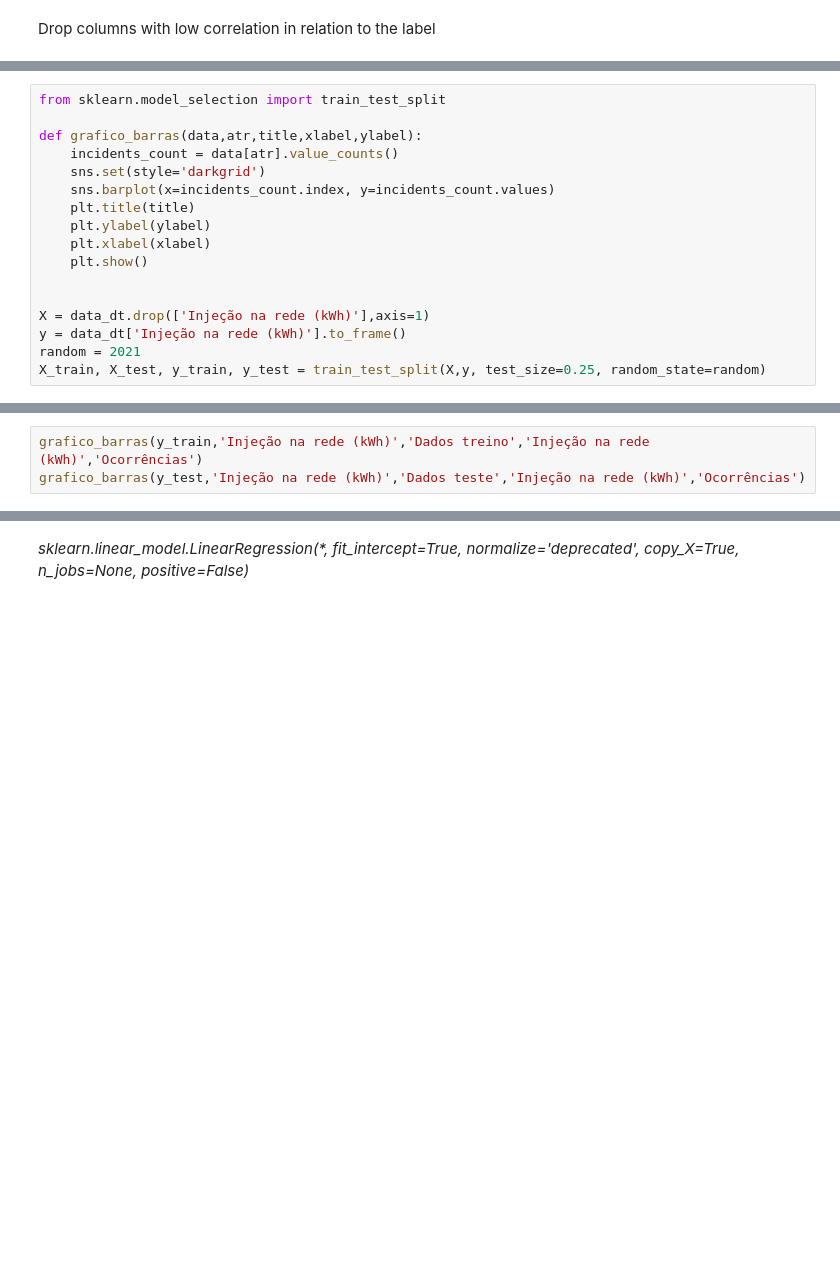
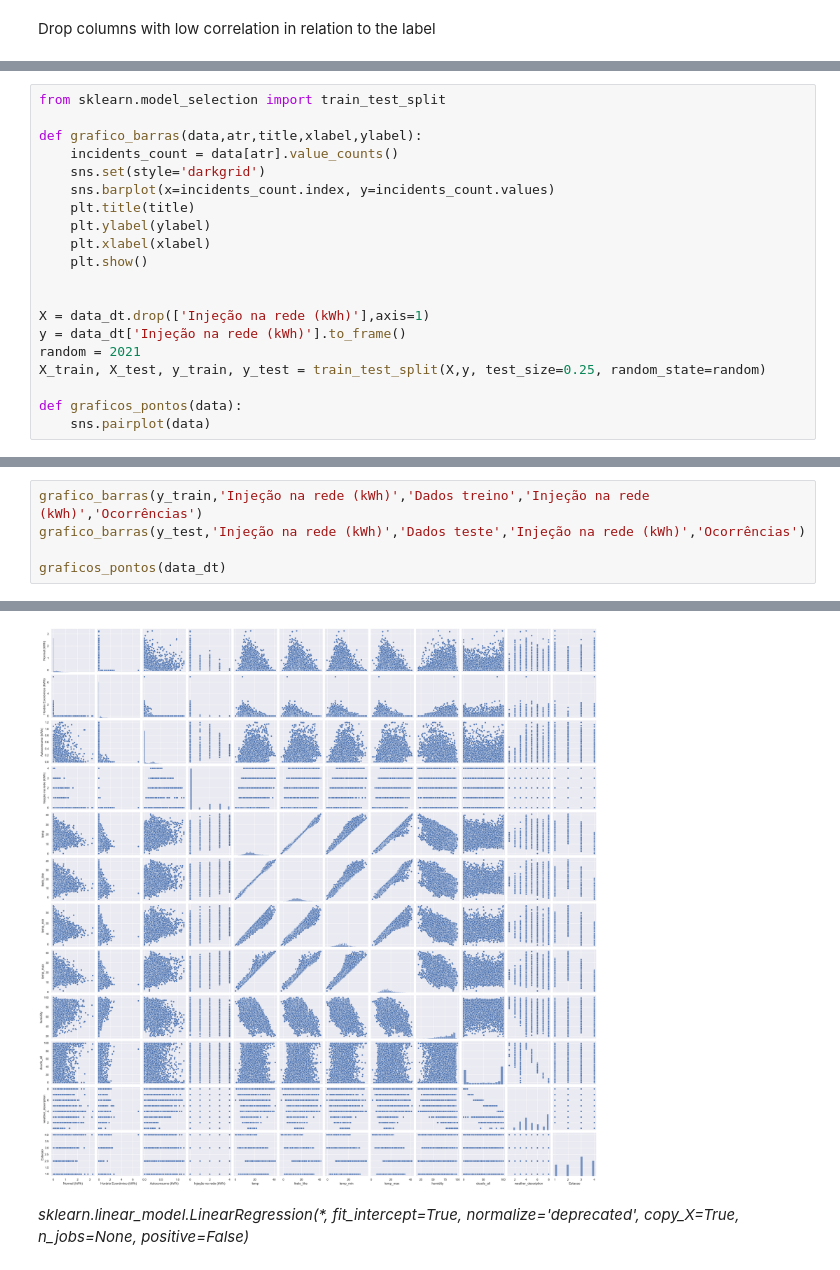
Before and after one commit to JoseBambora/ProjetoDAA, a Jupyter notebook: DatasetCompetition/linear_regression.ipynb, the cells around one changed output, grey strips where cells are left out. Saved outputs shown, nothing was run; the diff lists cells and outputs as text; blank space fills up the shorter version.

```diff
--- a/DatasetCompetition/linear_regression.ipynb
+++ b/DatasetCompetition/linear_regression.ipynb
@@ -110,6 +110,9 @@ X = data_dt.drop(['Injeção na rede (kWh)'],axis=1)
 y = data_dt['Injeção na rede (kWh)'].to_frame()
 random = 2021
 X_train, X_test, y_train, y_test = train_test_split(X,y, test_size=0.25, random_state=random)
+
+def graficos_pontos(data):
+    sns.pairplot(data)
 # %%
 print("The shape of X %s. X_train has shape %s while X_test has shape %s" %(X.shape, X_train.shape, X_test.shape))
 print("The shape of y %s. y_train has shape %s while y_test has shape %s" %(y.shape, y_train.shape, y_test.shape))
@@ -119,9 +122,12 @@ The shape of y (11016, 1). y_train has shape (8262, 1) while y_test has shape (2
 # %%
 grafico_barras(y_train,'Injeção na rede (kWh)','Dados treino','Injeção na rede (kWh)','Ocorrências')
 grafico_barras(y_test,'Injeção na rede (kWh)','Dados teste','Injeção na rede (kWh)','Ocorrências')
+
+graficos_pontos(data_dt)
 # %% [output]
 [figure]
 [figure]
+[figure, added]
 # %% [markdown]
 <em>sklearn.linear_model.LinearRegression(*, fit_intercept=True, normalize='deprecated', copy_X=True, n_jobs=None, positive=False)</em>
 # %%
```
Also changed, not shown: parts of 7 cells of this notebook.
